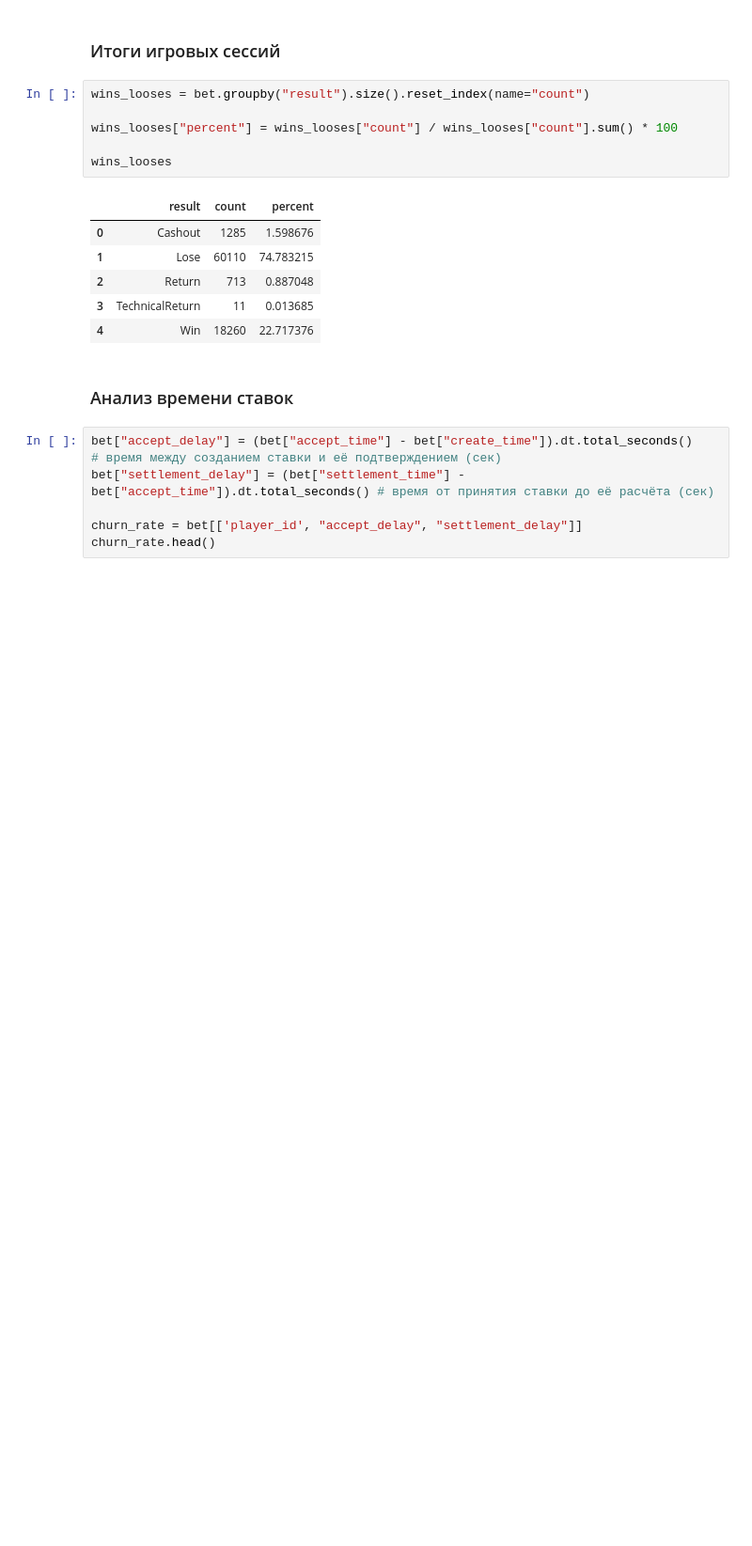
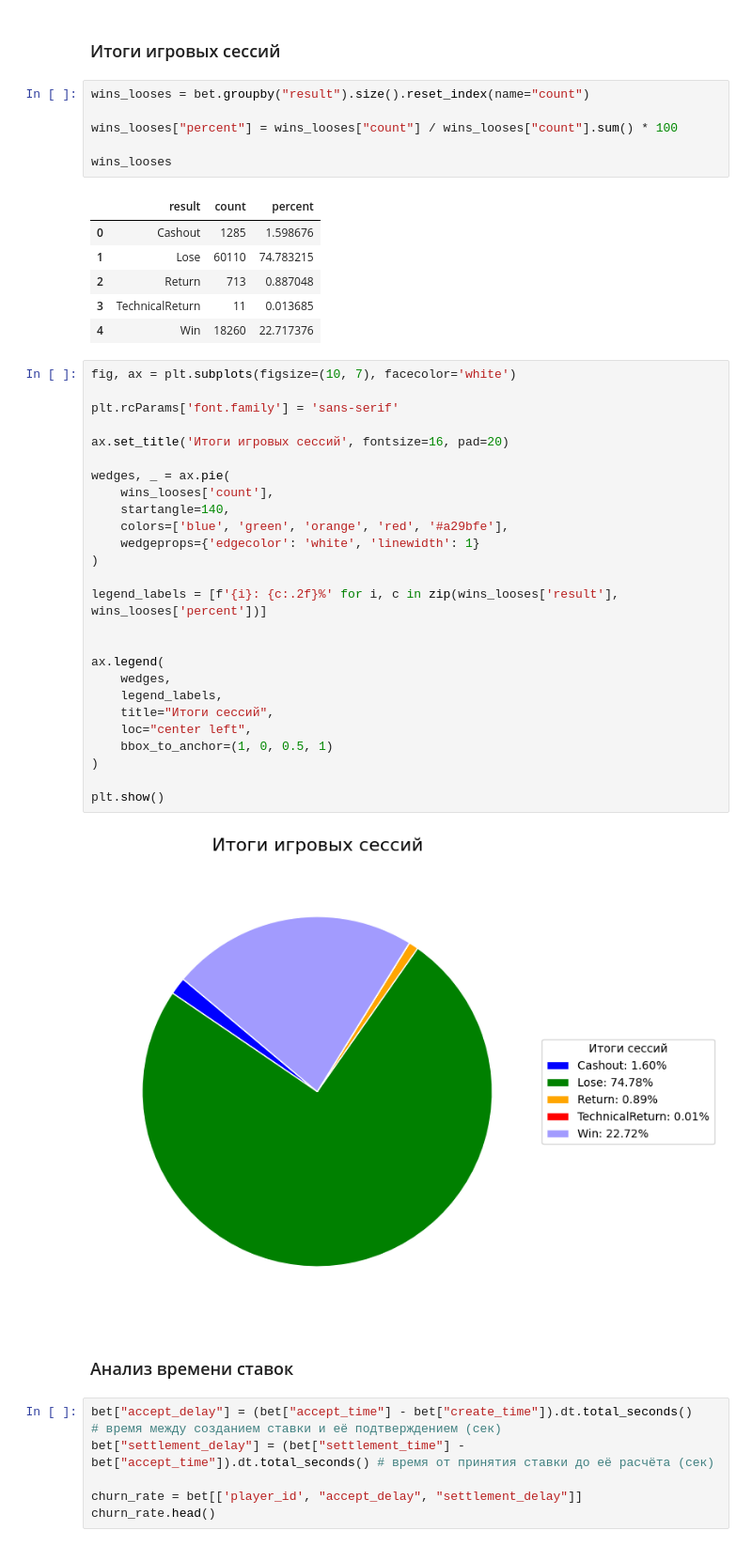
Before and after one commit to aliakseizvertouski/bet_analyse, a Jupyter notebook: bet_analyse.ipynb, the cells around one changed output. Shown at 94% size. Drawn from its saved outputs; the diff is of its cells as text; blank space fills up the shorter version.

```diff
--- a/bet_analyse.ipynb
+++ b/bet_analyse.ipynb
@@ -127,6 +133,34 @@ wins_looses
 | 2 | Return | 713 | 0.887048 |
 | 3 | TechnicalReturn | 11 | 0.013685 |
 | 4 | Win | 18260 | 22.717376 |
+# %%
+fig, ax = plt.subplots(figsize=(10, 7), facecolor='white')
+
+plt.rcParams['font.family'] = 'sans-serif'
+
+ax.set_title('Итоги игровых сессий', fontsize=16, pad=20)
+
+wedges, _ = ax.pie(
+    wins_looses['count'],
+    startangle=140,
+    colors=['blue', 'green', 'orange', 'red', '#a29bfe'],
+    wedgeprops={'edgecolor': 'white', 'linewidth': 1}
+)
+
+legend_labels = [f'{i}: {c:.2f}%' for i, c in zip(wins_looses['result'], wins_looses['percent'])]
+
+
+ax.legend(
+    wedges,
+    legend_labels,
+    title="Итоги сессий",
+    loc="center left",
+    bbox_to_anchor=(1, 0, 0.5, 1)
+)
+
+plt.show()
+# %% [output]
+[figure, added]
 # %% [markdown]
 ### Анализ времени ставок
 # %%
```
Also changed, not shown: parts of 6 cells of this notebook.
